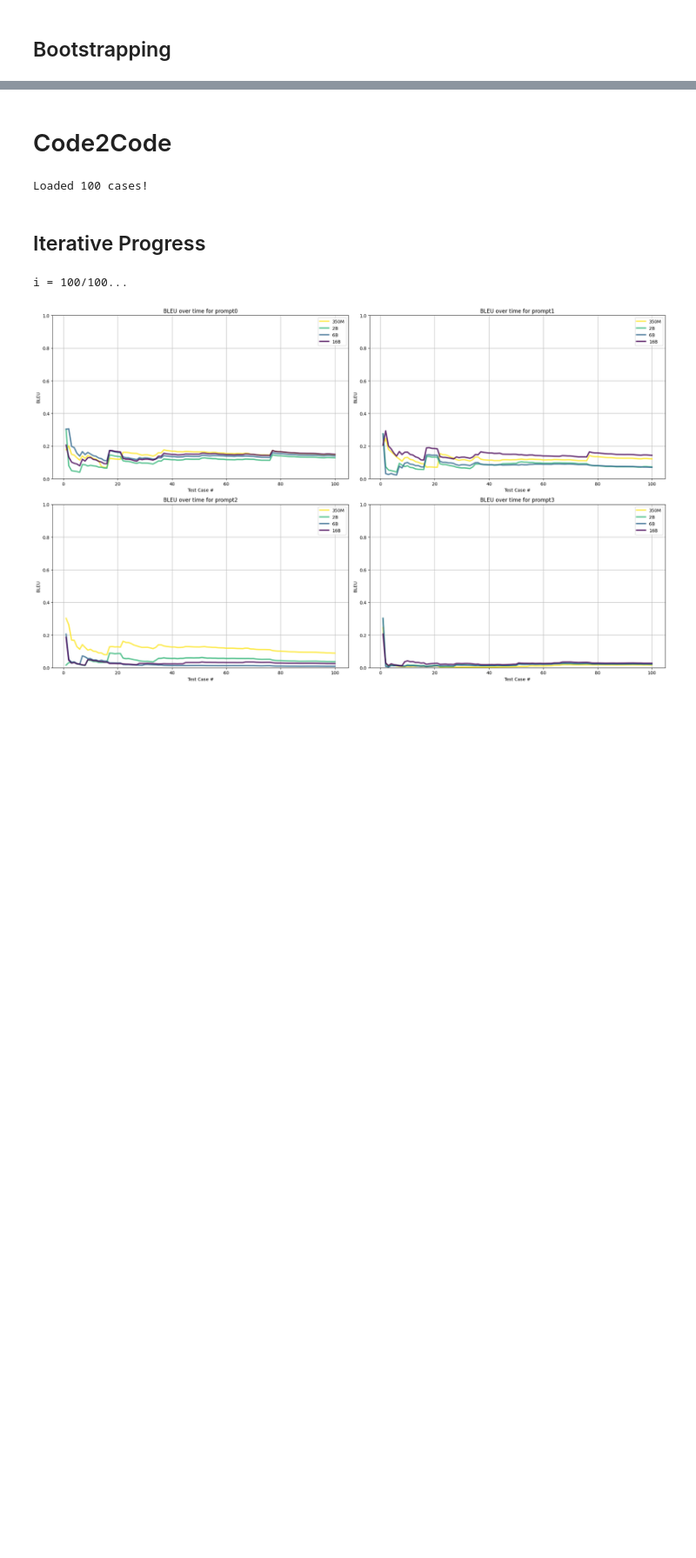
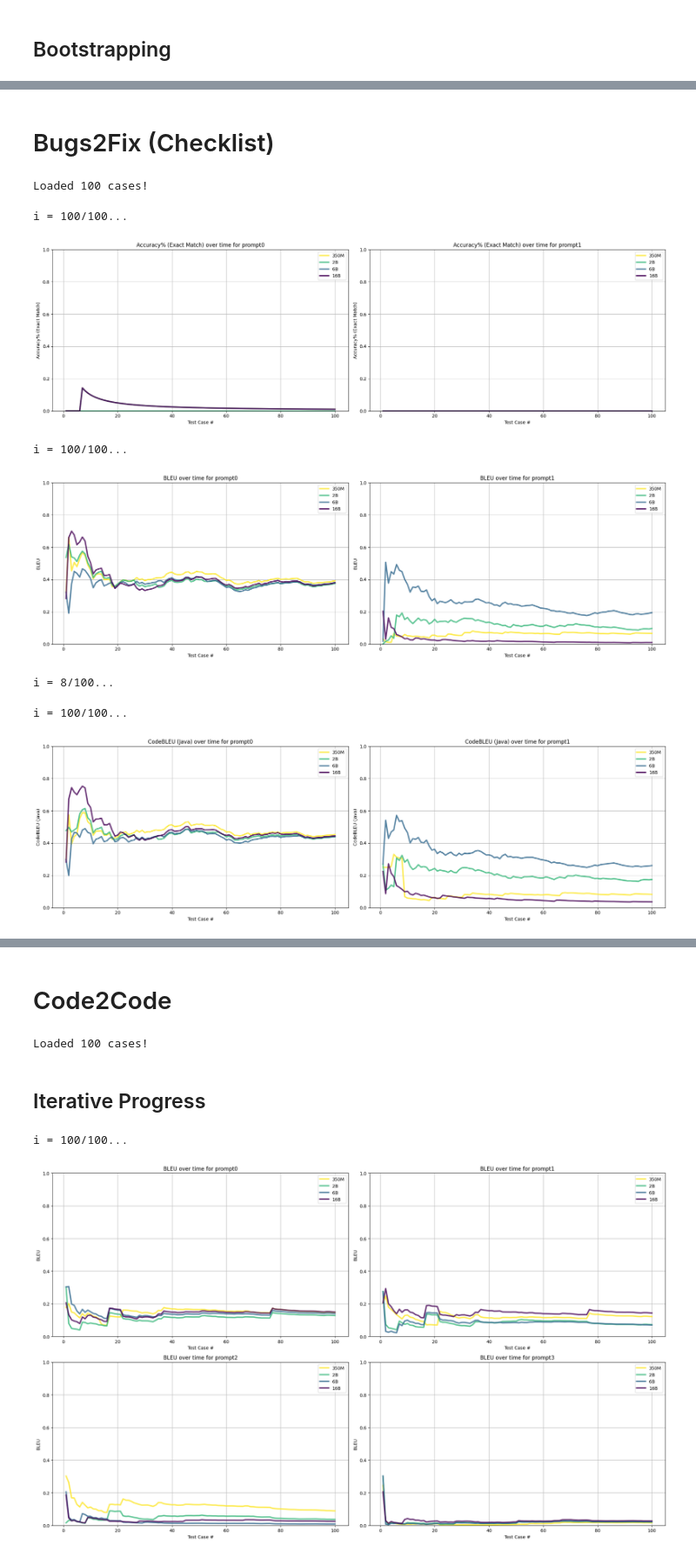
Before and after one commit to WM-SEMERU/emergent-capabilities, a Jupyter notebook: metric-progress.ipynb, the cells around one changed output, grey strips where cells are left out. Shown at 87% size. Drawn from its saved outputs; the diff is of its cells as text; code cells hidden in the pictures; blank space fills up the shorter version.

```diff
--- a/metric-progress.ipynb
+++ b/metric-progress.ipynb
@@ -81,0 +83,25 @@ Saved figure to figs/b2f-bootstrap-codebleu.png
+# %% [markdown]
+# Bugs2Fix (Checklist)
+# %%
+runner_b2f_cl = BatteryRunner.of(BatteryConfigs.Bugs2FixChecklist)
+runner_b2f_cl.load_cases()
+# %% [output]
+Loaded 100 cases!
+# %%
+family = ModelFamily.CodeGen1.multi
+runner_b2f_cl.run_battery(family=family, quiet=True)
+runner_b2f_cl.init_cases(family=family)
+# %%
+metrics = [ metric.ExactMatch, metric.BLEU, metric.CodeBLEUJava ]
+
+for test_metric in metrics:
+    datapoints = runner_b2f_cl.calculate_iterative_metric(test_metric)
+    runner_b2f_cl.render_iterative_metric(test_metric, datapoints=datapoints)
+# %% [output]
+i = 100/100...
+[figure, added]
+i = 100/100...
+[figure, added]
+i = 8/100...
+i = 100/100...
+[figure, added]
```
Also changed, not shown: parts of 10 cells of this notebook, 37 other files.
